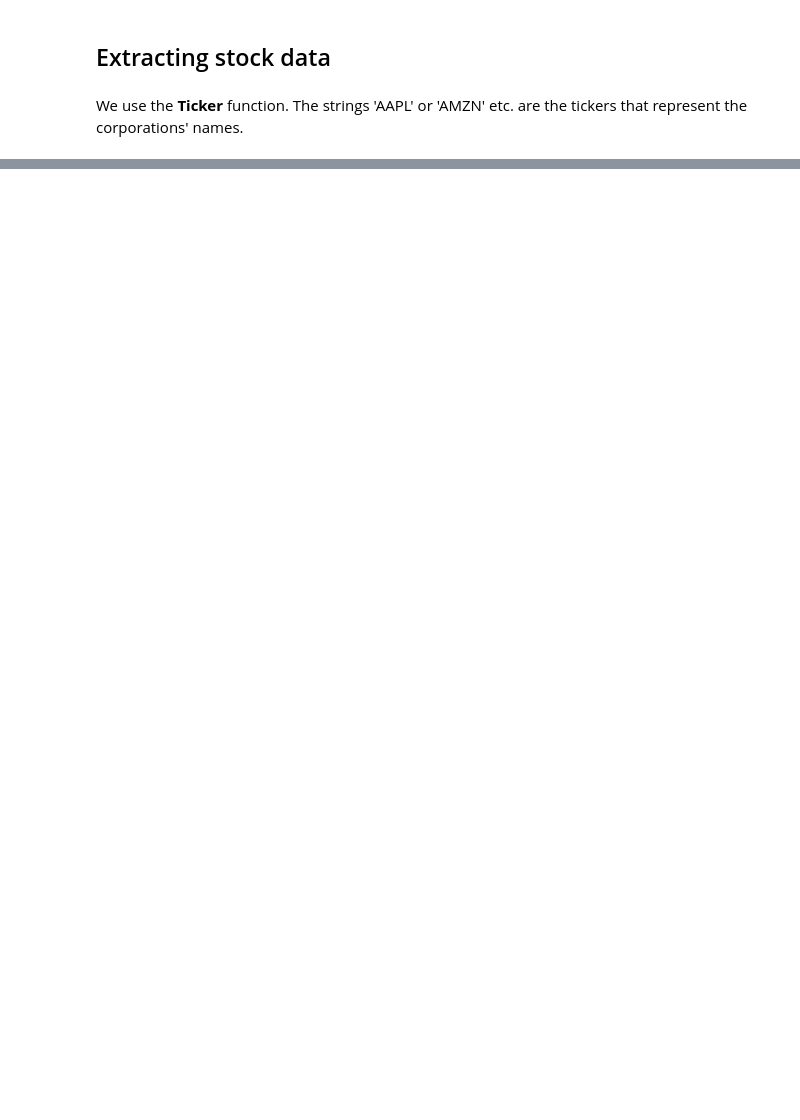
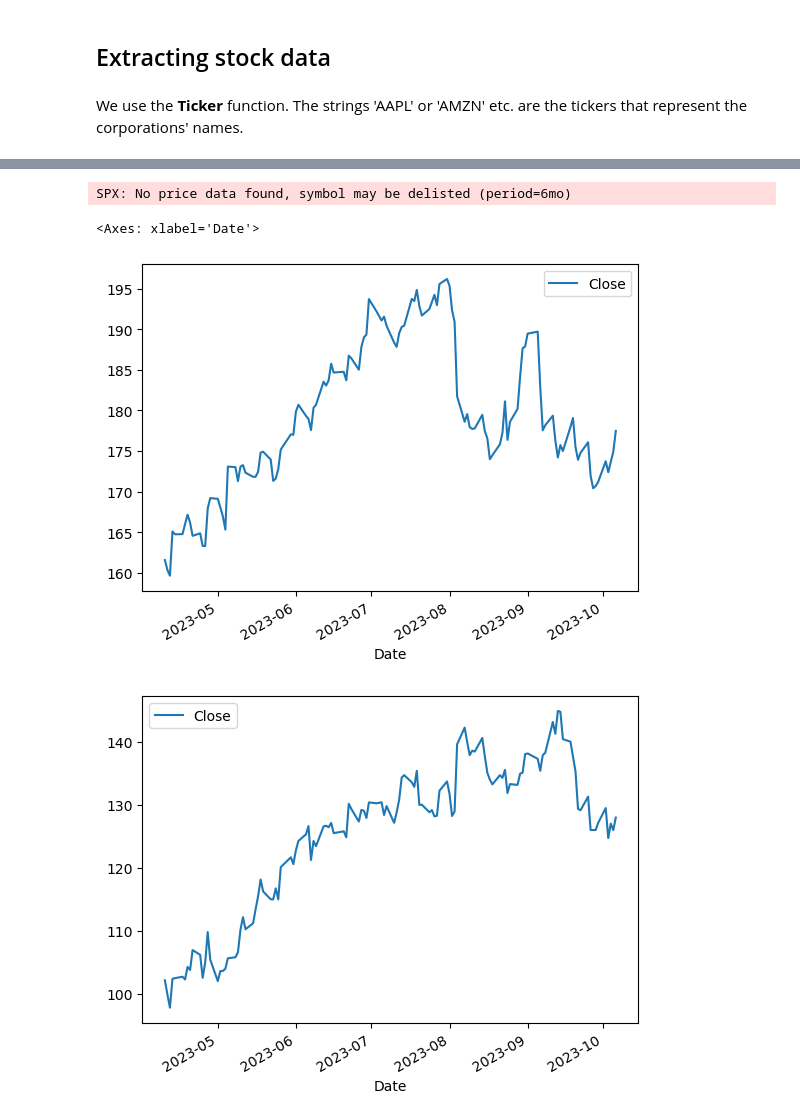
Before and after one commit to EdgarPoeAllan/Stock-prices, a Jupyter notebook: Stock--prices.ipynb, the cells around one changed output, grey strips where cells are left out. Drawn from its saved outputs; the diff is of its cells as text; code cells hidden in the pictures; blank space fills up the shorter version.

```diff
--- a/Stock--prices.ipynb
+++ b/Stock--prices.ipynb
@@ -154,0 +45,9 @@ comb[(comb.Dividends>0) & (comb.name=='amzn')]
+# %%
+closing('AAPL')
+closing('AMZN')
+closing('SPX')
+# %% [output]
+SPX: No price data found, symbol may be delisted (period=6mo)
+<Axes: xlabel='Date'>
+[figure, added]
+[figure, added]
```
Also changed, not shown: parts of 23 cells of this notebook.
